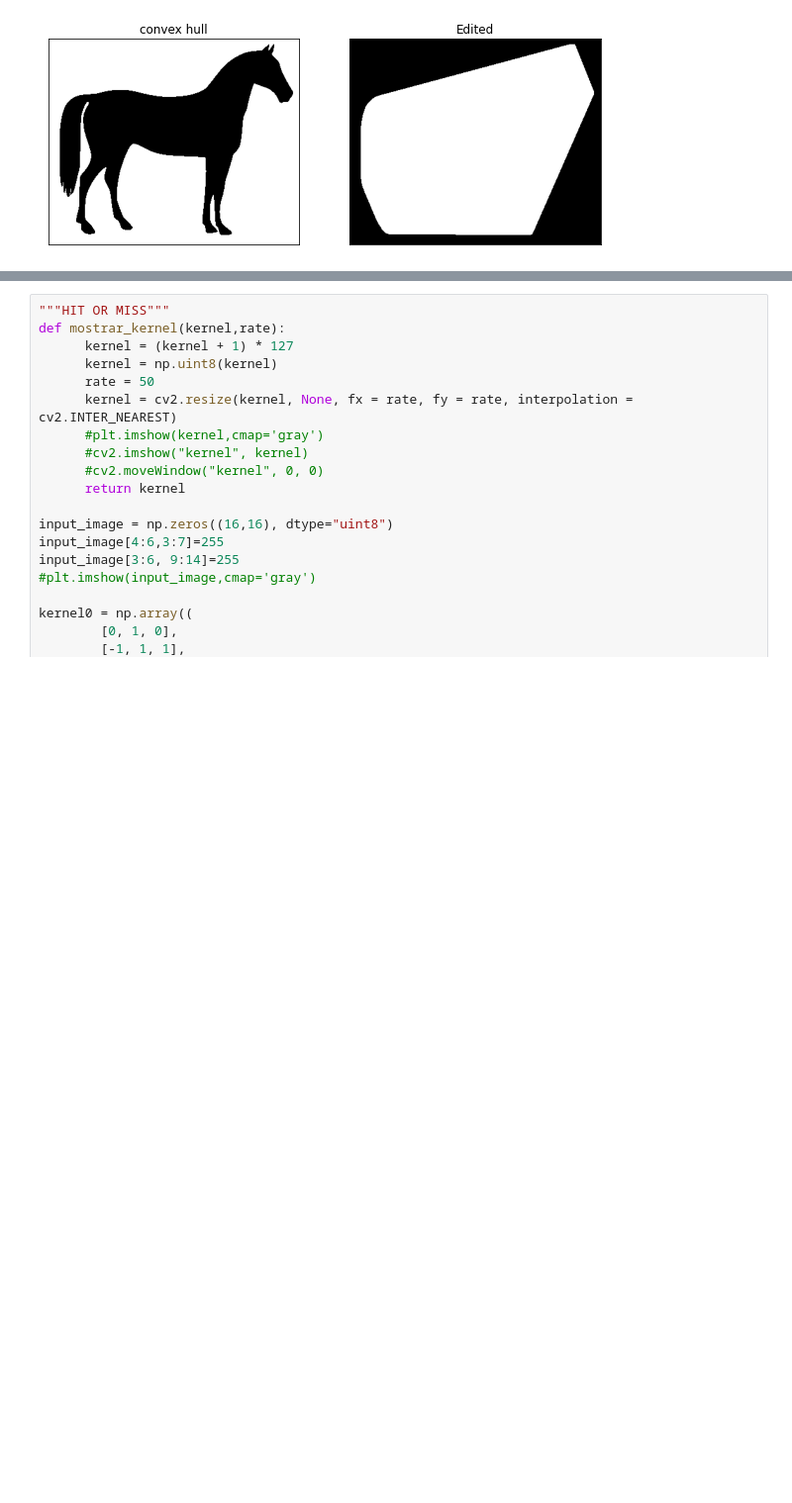
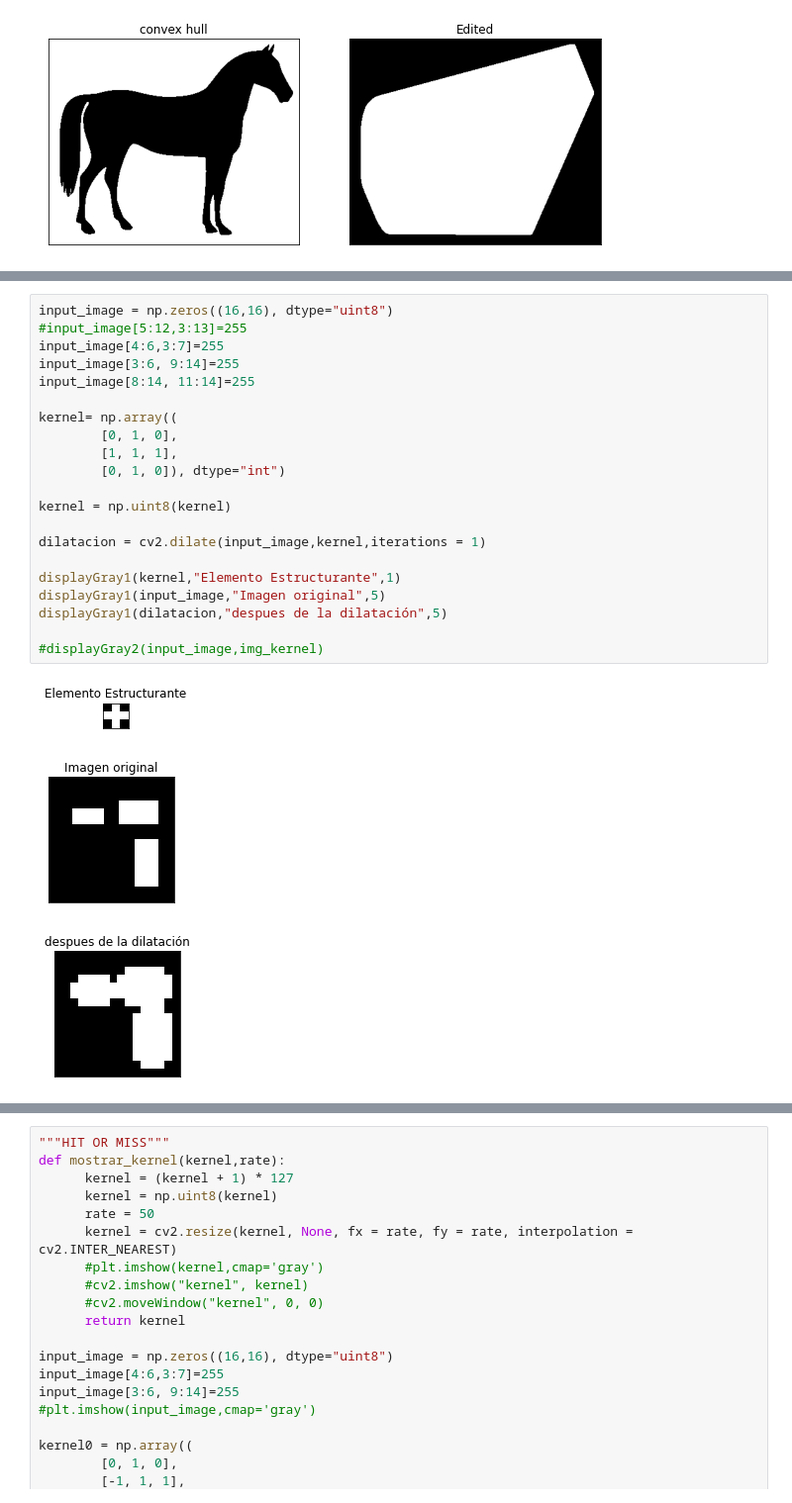
Before and after one commit to waltermayor/DigitalImageProcessing_colab, a Jupyter notebook: clase8_morfologia.ipynb, the cells around one changed output, grey strips where cells are left out. Shown at 99% size. Saved outputs shown, nothing was run; the diff lists cells and outputs as text; blank space fills up the shorter version.

```diff
--- a/clase8_morfologia.ipynb
+++ b/clase8_morfologia.ipynb
@@ -130,0 +214,25 @@ displayGray2(horse, hull1, 'convex hull')
+# %%
+input_image = np.zeros((16,16), dtype="uint8")
+#input_image[5:12,3:13]=255
+input_image[4:6,3:7]=255
+input_image[3:6, 9:14]=255
+input_image[8:14, 11:14]=255
+
+kernel= np.array((
+        [0, 1, 0],
+        [1, 1, 1],
+        [0, 1, 0]), dtype="int")
+
+kernel = np.uint8(kernel)
+
+dilatacion = cv2.dilate(input_image,kernel,iterations = 1)
+
+displayGray1(kernel,"Elemento Estructurante",1)
+displayGray1(input_image,"Imagen original",5)
+displayGray1(dilatacion,"despues de la dilatación",5)
+
+#displayGray2(input_image,img_kernel)
+# %% [output]
+[figure, added]
+[figure, added]
+[figure, added]
```
Also changed, not shown: parts of 12 cells of this notebook.
